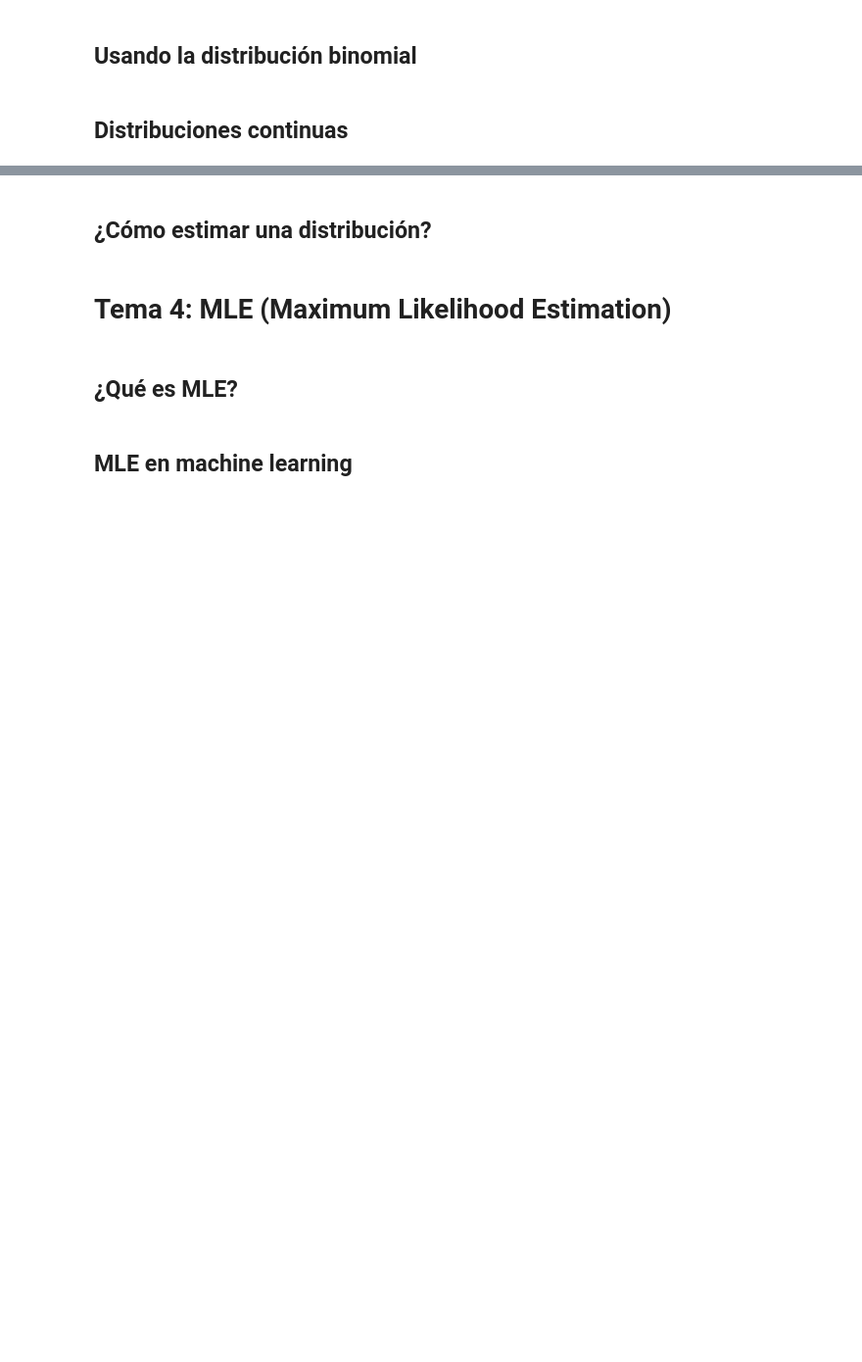
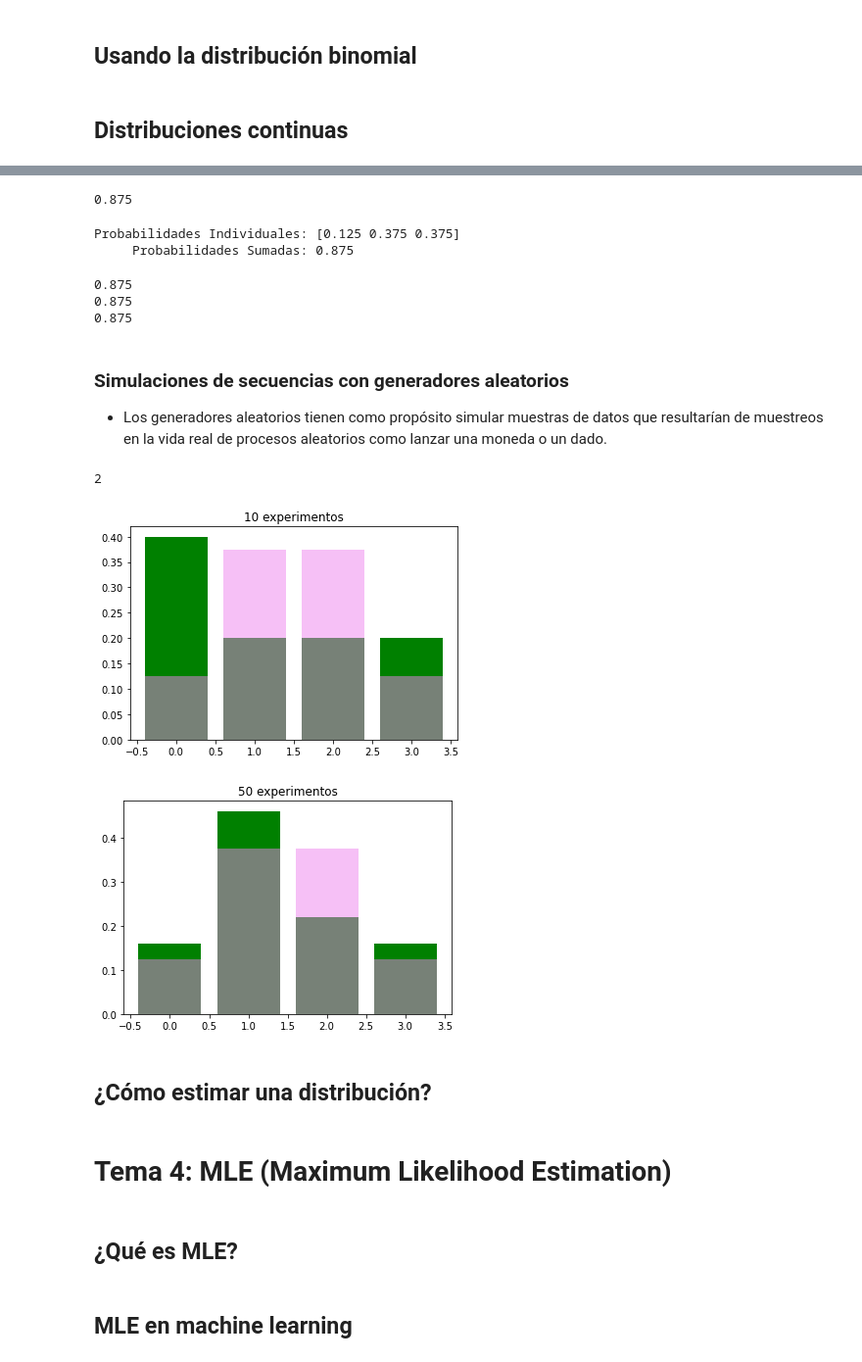
Before and after one commit to mazzaroli/probabilistic-statistics, a Jupyter notebook: estadistica-probabilistica.ipynb, the cells around one changed output, grey strips where cells are left out. Shown at 98% size. Cells and saved outputs as stored; diff of their text form; code cells hidden in the pictures; blank space fills up the shorter version.

Commit message:
python practise discrete function

```diff
--- a/estadistica-probabilistica.ipynb
+++ b/estadistica-probabilistica.ipynb
@@ -1174,3 +1215,68 @@ Ya que en la vida real no sabemos exactamente las distribuciones en probabilidad
+# %%
+# scipy.stats.binom(numero de intentos = 3 , probabilidad de eventos = 0.5).cdf(casos exitoso = 2)
+
+# Cumulative distribution function. = funcion de distribucion acumulada
+dist.cdf(2)
+# %% [output]
+0.875
+# %%
+
+probabilidades_individuales = scipy.stats.binom(3,0.5).pmf(range(0,3))
+probabilidades_sumadas = round(np.sum(probabilidades_individuales),3)
+
+print(f"""
+Probabilidades Individuales: {probabilidades_individuales}
+     Probabilidades Sumadas: {round(probabilidades_sumadas,3)}
+""")
+# %% [output]
+Probabilidades Individuales: [0.125 0.375 0.375]
+     Probabilidades Sumadas: 0.875
+# %%
+print(f"""
+{probabilidades_sumadas}
+{dist.cdf(2)}
+{7/8}
+  """)
+# %% [output]
+0.875
+0.875
+0.875
+# %% [markdown]
+### Simulaciones de secuencias con generadores aleatorios
+
+* Los generadores aleatorios tienen como propósito simular muestras de datos que resultarían de muestreos en la vida real de procesos aleatorios como lanzar una moneda o un dado.
+# %%
+# simulacion con 100 lanzamientos de moneda equilibrada
+# (ejecuta esta celda varias veces para observar la variacion de los resultados)
+p=0.5
+n=3
+binomial(n,p) #numpy.random.binomial
+# %% [output]
+2
+# %%
+def plot_hist(num_trials):
+    values = [0,1,2,3]
+    arr = []
+
+    for _ in range(num_trials):
+        arr.append(binomial(3,0.5))
+
+    distribucion_simulada = np.unique(arr, return_counts=True)[1]/len(arr)
+    distribucion_teorica = [binom(3,0.5).pmf(k) for k in values]
+
+    plt.bar(values, distribucion_simulada, color = 'green')
+    plt.bar(values, distribucion_teorica, alpha=0.5,color='violet')
+
+    plt.title('{} experimentos'.format(num_trials))
+    plt.show()
+
+plot_hist(10)
+plot_hist(50)
+plot_hist(100)
+plot_hist(1000)
+# %% [output]
+[figure, added]
+[figure, added]
 # %% [markdown]
 ## ¿Cómo estimar una distribución?
 # %% [markdown]
```
Also changed, not shown: parts of 20 cells of this notebook.
